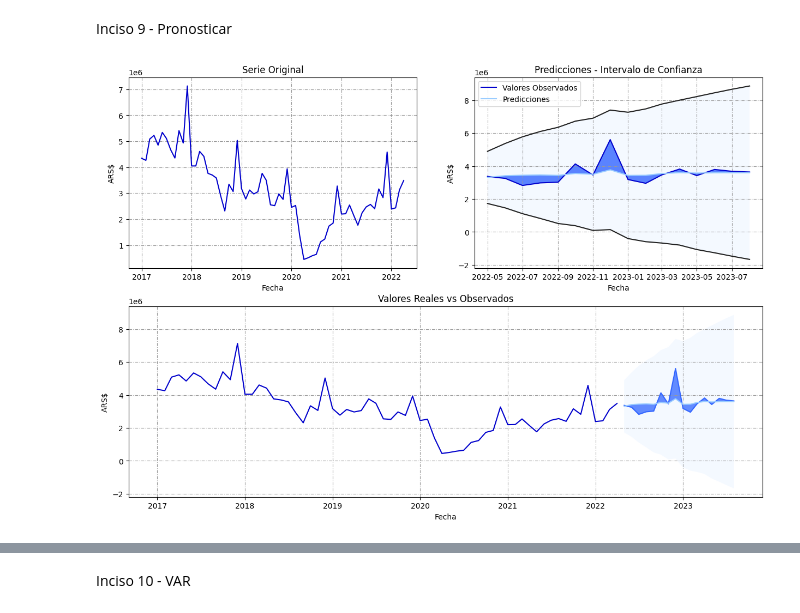
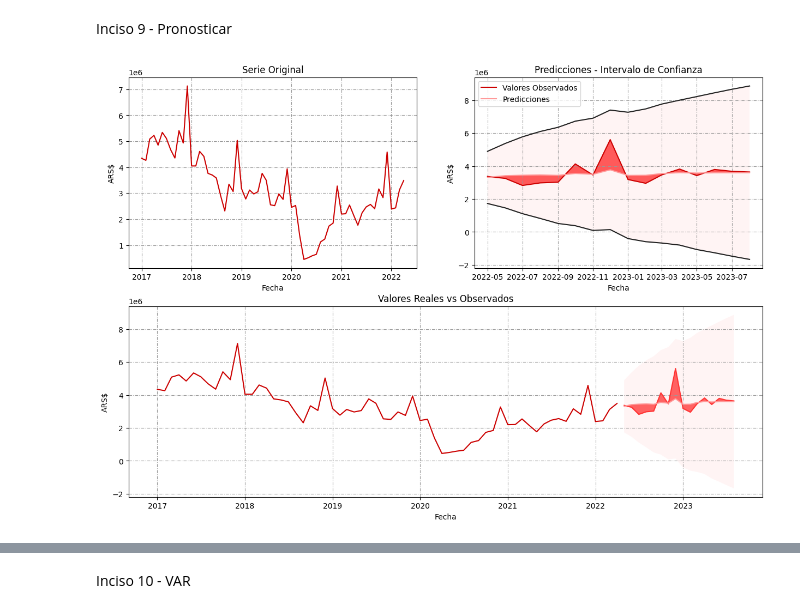
Before and after one commit to waldof86/AST, a Jupyter notebook: TP1/TP1 v4.ipynb, the cells around one changed output, grey strips where cells are left out. Saved outputs shown, nothing was run; the diff lists cells and outputs as text; code cells hidden in the pictures.

```diff
--- a/TP1/TP1 v4.ipynb
+++ b/TP1/TP1 v4.ipynb
@@ -400 +381,7 @@ color = 'green'
+# %%
+df = df_retail
+df['diff1'] = df.ventas_ajustado.diff(periods = 1)
+df.diff1[0] = 0
+tema = tema_rojo
+nombre_serie = 'Ventas Retail'
 # %%
@@ -716,7 +639,6 @@ Inciso 9 - Pronosticar
 # %%
 predicciones_sarima = modelo_sarima.get_forecast(16)
 # %%
-#graficar_pred(test[:16], predicciones_sarima.predicted_mean, predicciones_sarima.conf_int())
-graficar_pred(train, test[:16], predicciones_sarima.predicted_mean, predicciones_sarima.conf_int(), color = tema_azul)
+graficar_pred(train, test[:16], predicciones_sarima.predicted_mean, predicciones_sarima.conf_int(), color = tema)
 # %% [output]
-[figure, old version]
+[figure, new version]
```
Also changed, not shown: parts of 33 cells of this notebook.
